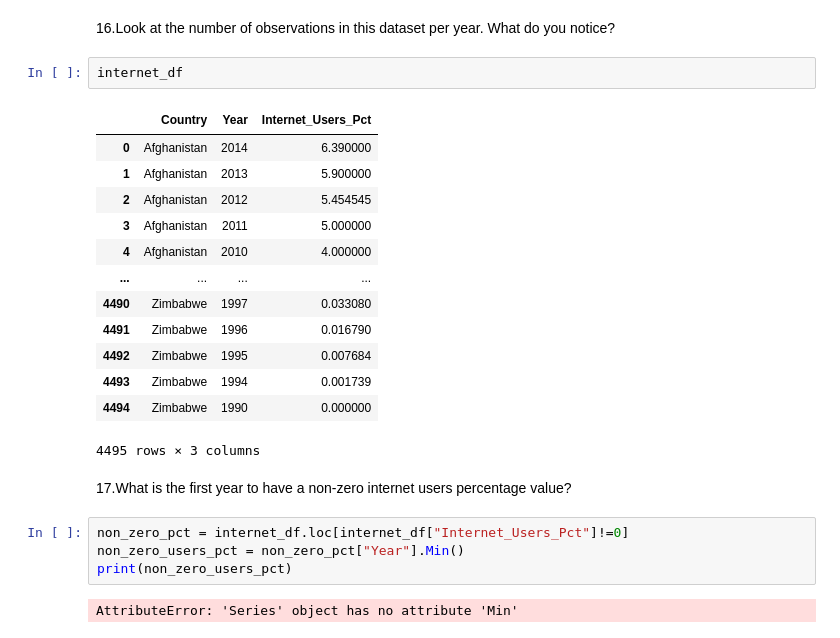
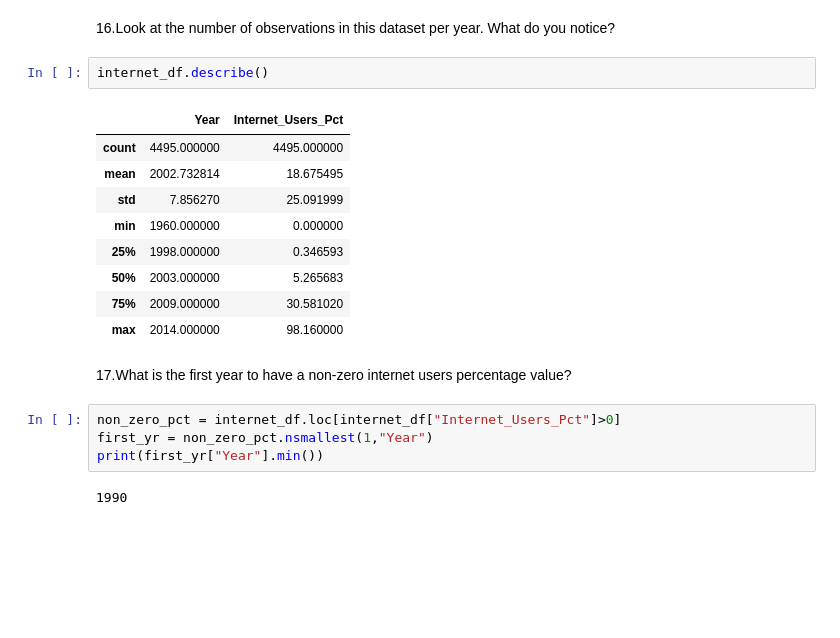
Before and after one commit to NSS-Data-Analytics-Cohort-10/gdp-and-internet-usage-HTMIV, a Jupyter notebook: Notebooks/Percapita.ipynb, the cells around one changed output. Drawn from its saved outputs; the diff is of its cells as text; blank space fills up the shorter version.

```diff
--- a/Notebooks/Percapita.ipynb
+++ b/Notebooks/Percapita.ipynb
@@ -261,26 +261,22 @@ internet_df  = internet_df.rename(columns={'GDP_Per_Capita':'Internet_Users_Pct'
 # %% [markdown]
 16.Look at the number of observations in this dataset per year. What do you notice?
 # %%
-internet_df
+internet_df.describe()
 # %% [output]
-|  | Country | Year | Internet_Users_Pct |
-| 0 | Afghanistan | 2014 | 6.390000 |
-| 1 | Afghanistan | 2013 | 5.900000 |
-| 2 | Afghanistan | 2012 | 5.454545 |
-| 3 | Afghanistan | 2011 | 5.000000 |
-| 4 | Afghanistan | 2010 | 4.000000 |
-| ... | ... | ... | ... |
-| 4490 | Zimbabwe | 1997 | 0.033080 |
-| 4491 | Zimbabwe | 1996 | 0.016790 |
-| 4492 | Zimbabwe | 1995 | 0.007684 |
-| 4493 | Zimbabwe | 1994 | 0.001739 |
-| 4494 | Zimbabwe | 1990 | 0.000000 |
+|  | Year | Internet_Users_Pct |
+| count | 4495.000000 | 4495.000000 |
+| mean | 2002.732814 | 18.675495 |
+| std | 7.856270 | 25.091999 |
+| min | 1960.000000 | 0.000000 |
+| 25% | 1998.000000 | 0.346593 |
+| 50% | 2003.000000 | 5.265683 |
+| 75% | 2009.000000 | 30.581020 |
+| max | 2014.000000 | 98.160000 |
-4495 rows × 3 columns
 # %% [markdown]
 17.What is the first year to have a non-zero internet users percentage value?
 # %%
-non_zero_pct = internet_df.loc[internet_df["Internet_Users_Pct"]!=0]
-non_zero_users_pct = non_zero_pct["Year"].Min()
-print(non_zero_users_pct)
+non_zero_pct = internet_df.loc[internet_df["Internet_Users_Pct"]>0]
+first_yr = non_zero_pct.nsmallest(1,"Year")
+print(first_yr["Year"].min())
 # %% [output]
-AttributeError: 'Series' object has no attribute 'Min'
+1990
```
Also changed, not shown: parts of 2 cells of this notebook.
